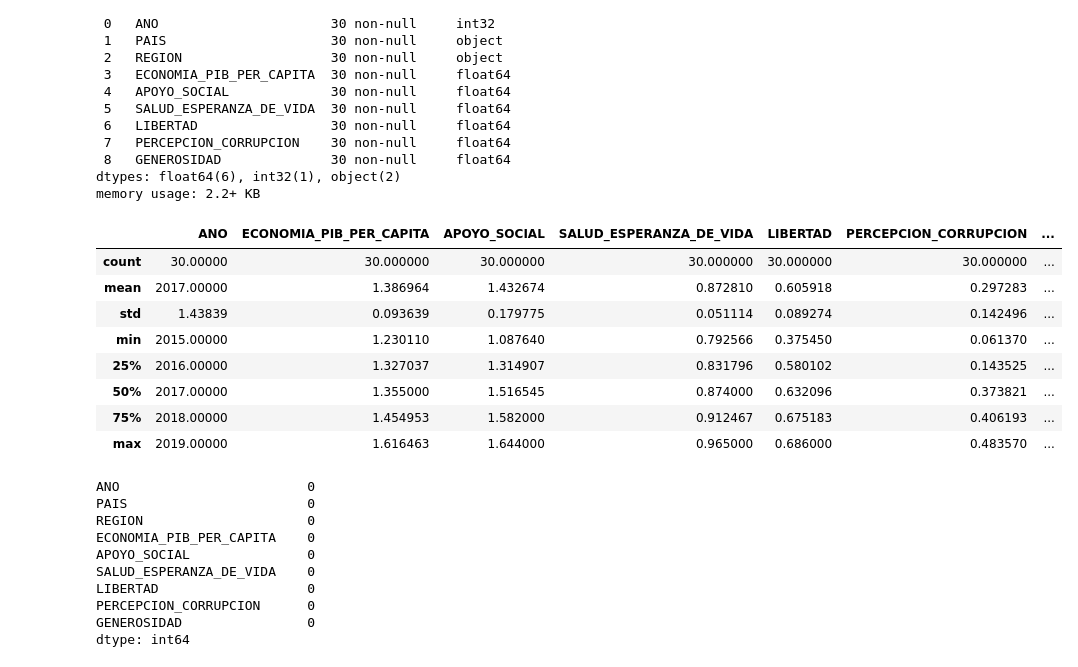
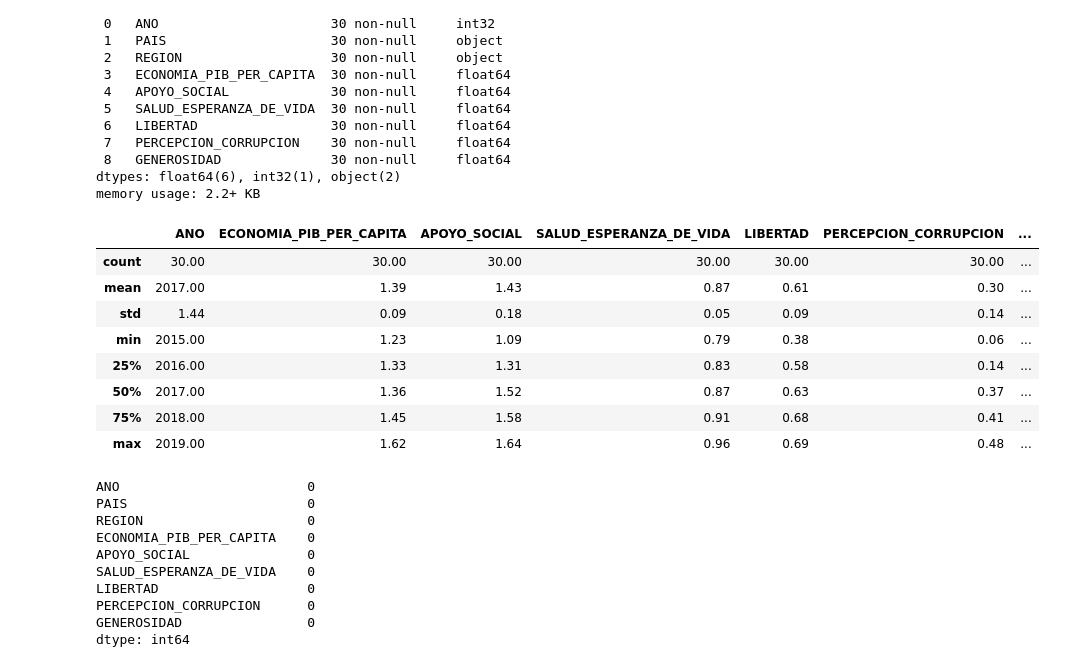
Before and after one commit to G6felicidad/Proyecto_Felicidad_Calidad_Vida, a Jupyter notebook: cuadernos/carga_datos.ipynb, the cells around one changed output. Cells and saved outputs as stored; diff of their text form; code cells hidden in the pictures.

```diff
--- a/cuadernos/carga_datos.ipynb
+++ b/cuadernos/carga_datos.ipynb
@@ -376,17 +376,17 @@ Data columns (total 9 columns):
 dtypes: float64(6), int32(1), object(2)
 memory usage: 2.2+ KB
 # %%
-df.describe()
+df.describe().round(2)
 # %% [output]
 |  | ANO | ECONOMIA_PIB_PER_CAPITA | APOYO_SOCIAL | SALUD_ESPERANZA_DE_VIDA | LIBERTAD | PERCEPCION_CORRUPCION | ... |
-| count | 30.00000 | 30.000000 | 30.000000 | 30.000000 | 30.000000 | 30.000000 | ... |
-| mean | 2017.00000 | 1.386964 | 1.432674 | 0.872810 | 0.605918 | 0.297283 | ... |
-| std | 1.43839 | 0.093639 | 0.179775 | 0.051114 | 0.089274 | 0.142496 | ... |
-| min | 2015.00000 | 1.230110 | 1.087640 | 0.792566 | 0.375450 | 0.061370 | ... |
-| 25% | 2016.00000 | 1.327037 | 1.314907 | 0.831796 | 0.580102 | 0.143525 | ... |
-| 50% | 2017.00000 | 1.355000 | 1.516545 | 0.874000 | 0.632096 | 0.373821 | ... |
-| 75% | 2018.00000 | 1.454953 | 1.582000 | 0.912467 | 0.675183 | 0.406193 | ... |
-| max | 2019.00000 | 1.616463 | 1.644000 | 0.965000 | 0.686000 | 0.483570 | ... |
+| count | 30.00 | 30.00 | 30.00 | 30.00 | 30.00 | 30.00 | ... |
+| mean | 2017.00 | 1.39 | 1.43 | 0.87 | 0.61 | 0.30 | ... |
+| std | 1.44 | 0.09 | 0.18 | 0.05 | 0.09 | 0.14 | ... |
+| min | 2015.00 | 1.23 | 1.09 | 0.79 | 0.38 | 0.06 | ... |
+| 25% | 2016.00 | 1.33 | 1.31 | 0.83 | 0.58 | 0.14 | ... |
+| 50% | 2017.00 | 1.36 | 1.52 | 0.87 | 0.63 | 0.37 | ... |
+| 75% | 2018.00 | 1.45 | 1.58 | 0.91 | 0.68 | 0.41 | ... |
+| max | 2019.00 | 1.62 | 1.64 | 0.96 | 0.69 | 0.48 | ... |
 # %%
 df.isnull().sum()
 # %% [output]
```
